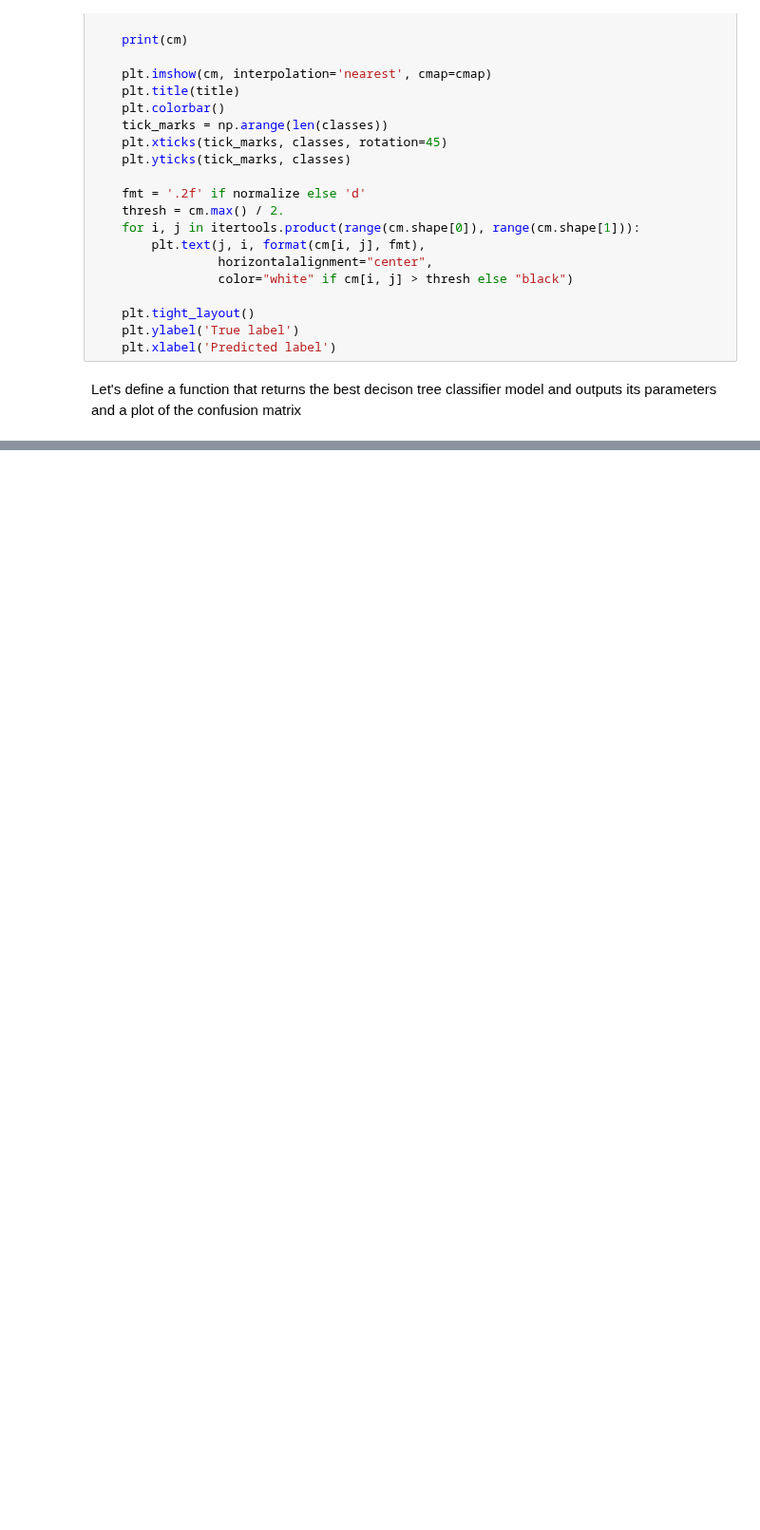
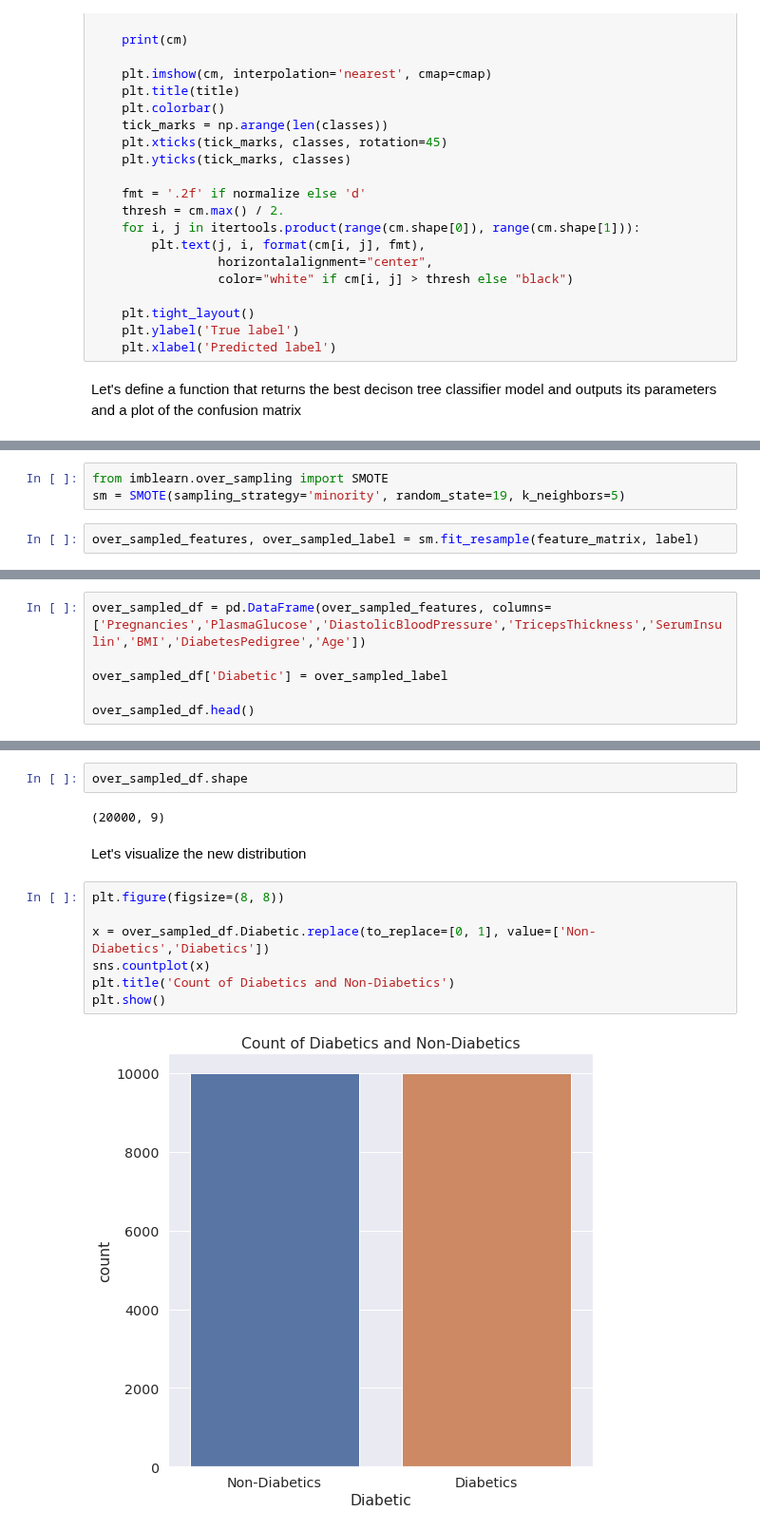
Before and after one commit to Lawrence-Krukrubo/Machine_Learning, a Jupyter notebook: Understanding_Confusion_Matrix.ipynb, the cells around one changed output, grey strips where cells are left out. Shown at 95% size. Drawn from its saved outputs; the diff is of its cells as text; blank space fills up the shorter version.

```diff
--- a/Understanding_Confusion_Matrix.ipynb
+++ b/Understanding_Confusion_Matrix.ipynb
@@ -429,0 +476,5 @@ tf.estimator.BoostedTreesClassifier
+# %%
+from imblearn.over_sampling import SMOTE
+sm = SMOTE(sampling_strategy='minority', random_state=19, k_neighbors=5)
+# %%
+over_sampled_features, over_sampled_label = sm.fit_resample(feature_matrix, label)
@@ -429,0 +489,6 @@ tf.estimator.BoostedTreesClassifier
+# %%
+over_sampled_df = pd.DataFrame(over_sampled_features, columns=['Pregnancies','PlasmaGlucose','DiastolicBloodPressure','TricepsThickness','SerumInsulin','BMI','DiabetesPedigree','Age'])
+
+over_sampled_df['Diabetic'] = over_sampled_label
+
+over_sampled_df.head()
@@ -429,0 +502,15 @@ tf.estimator.BoostedTreesClassifier
+# %%
+over_sampled_df.shape
+# %% [output]
+(20000, 9)
+# %% [markdown]
+Let's visualize the new distribution
+# %%
+plt.figure(figsize=(8, 8))
+
+x = over_sampled_df.Diabetic.replace(to_replace=[0, 1], value=['Non-Diabetics','Diabetics'])
+sns.countplot(x)
+plt.title('Count of Diabetics and Non-Diabetics')
+plt.show()
+# %% [output]
+[figure, added]
```
Also changed, not shown: parts of 26 cells of this notebook.
